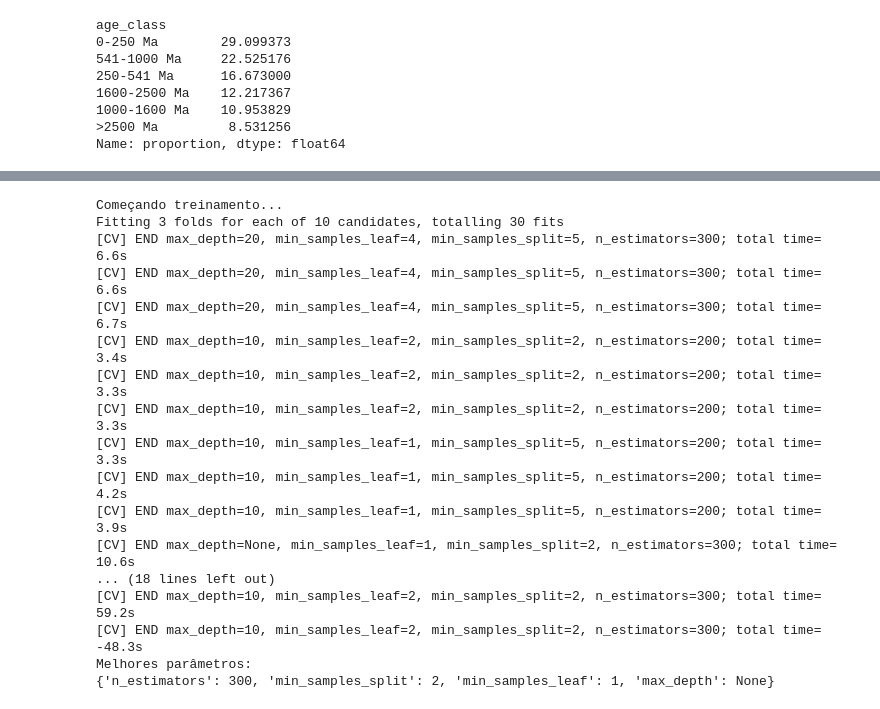
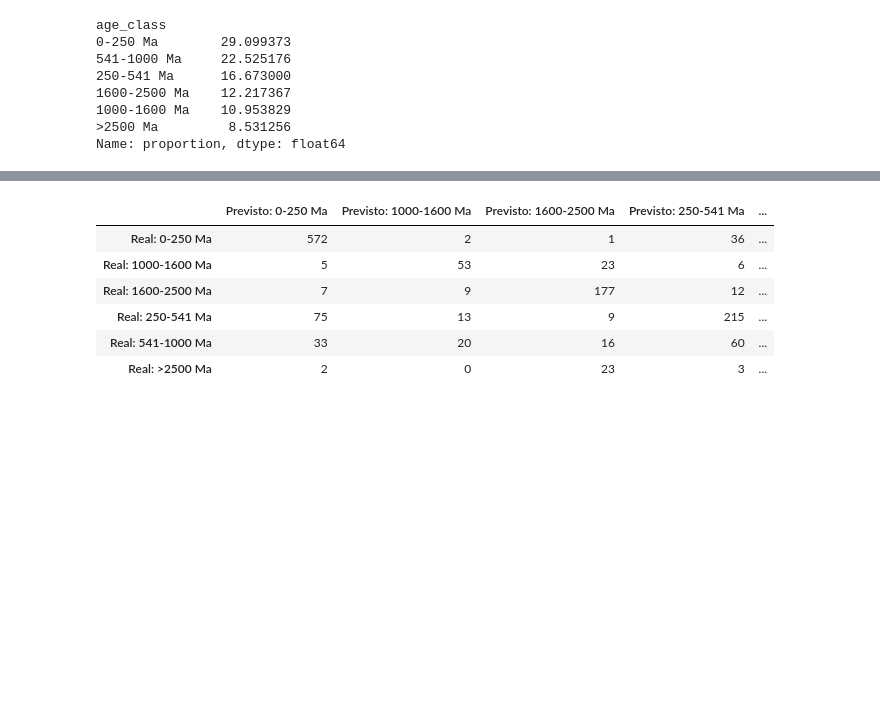
Before and after one commit to JCss156/zircon-age-prediction, a Jupyter notebook: notebooks/02_geochemical_age_classification.ipynb, the cells around one changed output, grey strips where cells are left out. Cells and saved outputs as stored; diff of their text form; code cells hidden in the pictures; blank space fills up the shorter version.

```diff
--- a/notebooks/02_geochemical_age_classification.ipynb
+++ b/notebooks/02_geochemical_age_classification.ipynb
@@ -419,10 +404,26 @@ cm_df
 # %%
-rf = model.named_steps["classifier"]
+# Train/test split da classificacao
 
-importance_df = pd.DataFrame({
-    "feature": X.columns,
-    "importance": rf.feature_importances_
-}).sort_values("importance", ascending=False)
+if groups is not None:
+    splitter = GroupShuffleSplit(
+        n_splits=1,
+        test_size=0.20,
+        random_state=RANDOM_STATE
+    )
+    train_idx, test_idx = next(splitter.split(X, y_cls, groups=groups))
+else:
+    splitter = StratifiedShuffleSplit(
+        n_splits=1,
+        test_size=0.20,
+        random_state=RANDOM_STATE
+    )
+    train_idx, test_idx = next(splitter.split(X, y_cls))
 
-importance_df.head(30)
+X_train_cls = X.iloc[train_idx].copy()
+X_test_cls = X.iloc[test_idx].copy()
+y_train_cls = y_cls.iloc[train_idx].copy()
+y_test_cls = y_cls.iloc[test_idx].copy()
+
+print(f"Treino: {len(X_train_cls):,}")
+print(f"Teste:  {len(X_test_cls):,}")
 # %% [output]
@@ -587,23 +534,23 @@ X_train, X_test, y_train, y_test = train_test_split(
     random_state=42
 )
 # %%
-model_search = training(X_train, y_train)
+# Matriz de confusao - classificacao
+labels = classifier.named_steps["classifier"].classes_
+cm = confusion_matrix(y_test_cls, y_pred_cls, labels=labels)
+
+cm_df = pd.DataFrame(
+    cm,
+    index=[f"Real: {x}" for x in labels],
+    columns=[f"Previsto: {x}" for x in labels]
+)
+
+cm_df
 # %% [output]
-Começando treinamento...
-Fitting 3 folds for each of 10 candidates, totalling 30 fits
-[CV] END max_depth=20, min_samples_leaf=4, min_samples_split=5, n_estimators=300; total time=   6.6s
-[CV] END max_depth=20, min_samples_leaf=4, min_samples_split=5, n_estimators=300; total time=   6.6s
-[CV] END max_depth=20, min_samples_leaf=4, min_samples_split=5, n_estimators=300; total time=   6.7s
-[CV] END max_depth=10, min_samples_leaf=2, min_samples_split=2, n_estimators=200; total time=   3.4s
-[CV] END max_depth=10, min_samples_leaf=2, min_samples_split=2, n_estimators=200; total time=   3.3s
-[CV] END max_depth=10, min_samples_leaf=2, min_samples_split=2, n_estimators=200; total time=   3.3s
-[CV] END max_depth=10, min_samples_leaf=1, min_samples_split=5, n_estimators=200; total time=   3.3s
-[CV] END max_depth=10, min_samples_leaf=1, min_samples_split=5, n_estimators=200; total time=   4.2s
-[CV] END max_depth=10, min_samples_leaf=1, min_samples_split=5, n_estimators=200; total time=   3.9s
-[CV] END max_depth=None, min_samples_leaf=1, min_samples_split=2, n_estimators=300; total time=  10.6s
-... (18 lines left out)
-[CV] END max_depth=10, min_samples_leaf=2, min_samples_split=2, n_estimators=300; total time=  59.2s
-[CV] END max_depth=10, min_samples_leaf=2, min_samples_split=2, n_estimators=300; total time= -48.3s
-Melhores parâmetros:
-{'n_estimators': 300, 'min_samples_split': 2, 'min_samples_leaf': 1, 'max_depth': None}
+|  | Previsto: 0-250 Ma | Previsto: 1000-1600 Ma | Previsto: 1600-2500 Ma | Previsto: 250-541 Ma | ... |
+| Real: 0-250 Ma | 572 | 2 | 1 | 36 | ... |
+| Real: 1000-1600 Ma | 5 | 53 | 23 | 6 | ... |
+| Real: 1600-2500 Ma | 7 | 9 | 177 | 12 | ... |
+| Real: 250-541 Ma | 75 | 13 | 9 | 215 | ... |
+| Real: 541-1000 Ma | 33 | 20 | 16 | 60 | ... |
+| Real: >2500 Ma | 2 | 0 | 23 | 3 | ... |
 # %%
```
Also changed, not shown: parts of 20 cells of this notebook.
